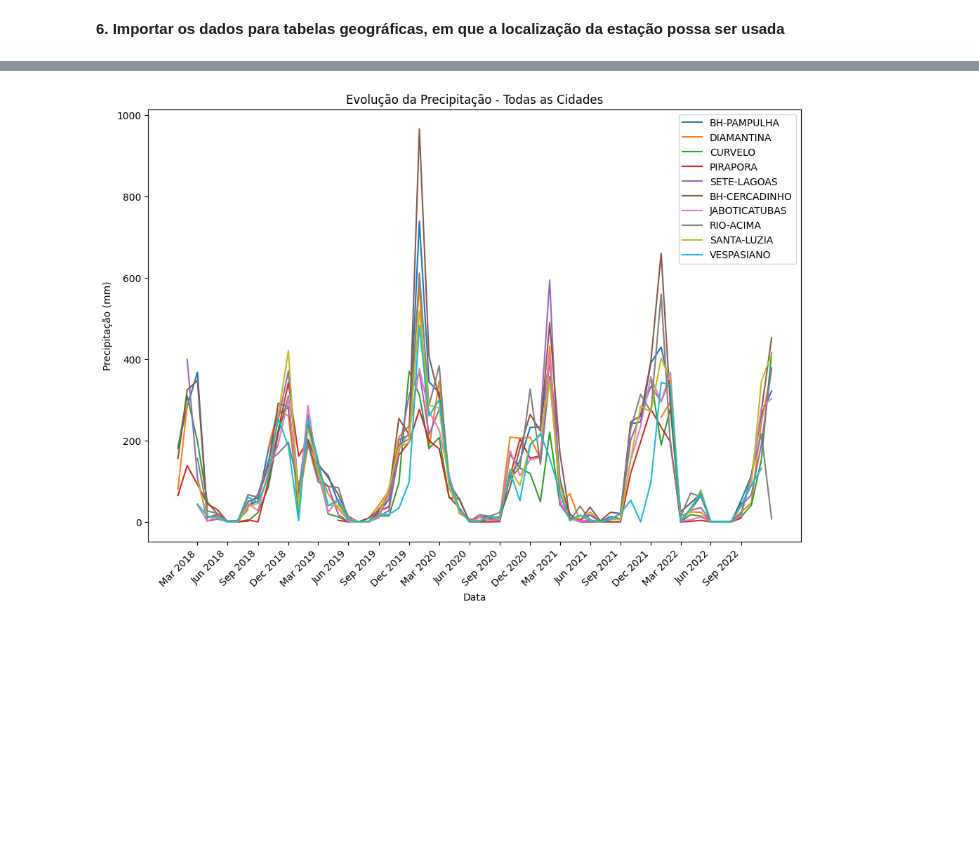
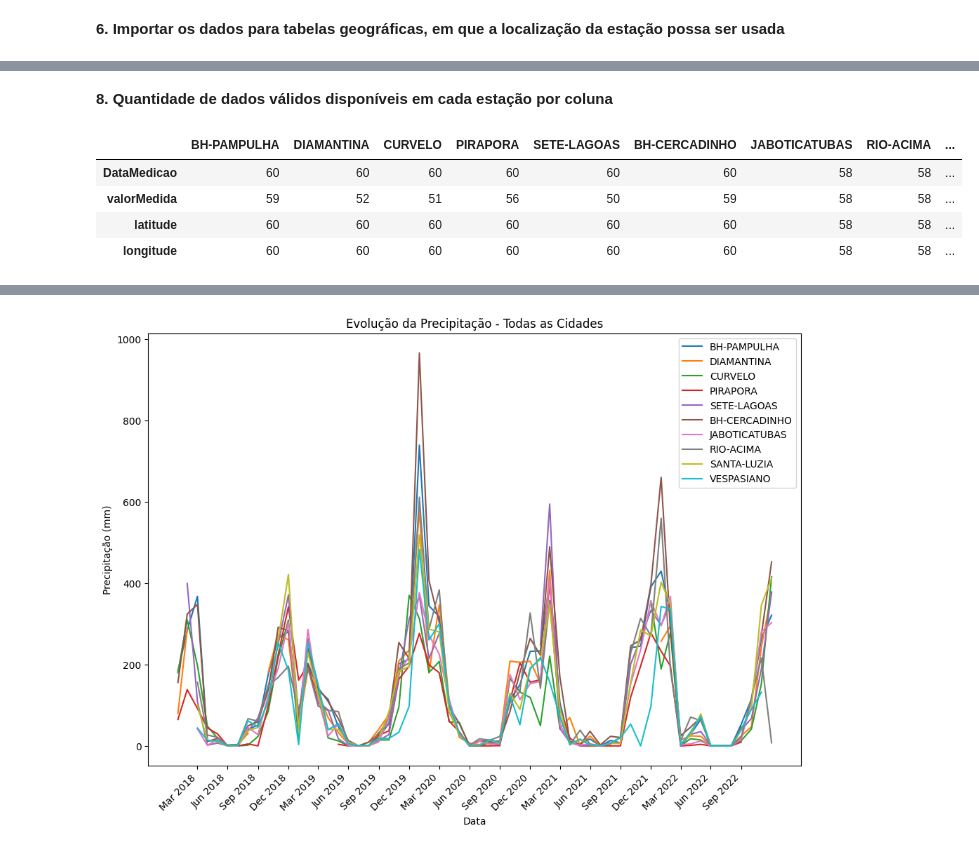
Before and after one commit to jeanhardzz/TP2_IBDG, a Jupyter notebook: trabalho_pratico_ibdg.ipynb, the cells around one changed output, grey strips where cells are left out. Cells and saved outputs as stored; diff of their text form; code cells hidden in the pictures; blank space fills up the shorter version.

```diff
--- a/limpeza.ipynb
+++ b/trabalho_pratico_ibdg.ipynb
@@ -55,7 +52,7 @@ def reader_two(file_path):
 
     return df
 
-def filter_dates(station_data):
+def filter_dates_station(station_data):
     for city, data in station_data.items():
         station_data[city]['DataMedicao'] = pd.to_datetime(station_data[city]['DataMedicao'], errors='coerce', format='%Y-%m-%d')
         station_data[city] = station_data[city][station_data[city]['DataMedicao'].dt.year.between(2018, 2022)]
@@ -95,7 +92,7 @@ for key, path in data_paths.items():
         station_data[station[key]] = reader_two(path)
 
 
-station_data = filter_dates(station_data)
+station_data = filter_dates_station(station_data)
 # %% [markdown]
 **6. Importar os dados para tabelas geográficas, em que a localização da estação possa ser usada**
 # %%
@@ -120,0 +134,11 @@ export_csv(station_data)
+# %% [markdown]
+**8. Quantidade de dados válidos disponíveis em cada estação por coluna**
+# %%
+df_count = pd.DataFrame({city: df.count() for city, df in station_data.items()})
+display(df_count)
+# %% [output]
+|  | BH-PAMPULHA | DIAMANTINA | CURVELO | PIRAPORA | SETE-LAGOAS | BH-CERCADINHO | JABOTICATUBAS | RIO-ACIMA | ... |
+| DataMedicao | 60 | 60 | 60 | 60 | 60 | 60 | 58 | 58 | ... |
+| valorMedida | 59 | 52 | 51 | 56 | 50 | 59 | 58 | 58 | ... |
+| latitude | 60 | 60 | 60 | 60 | 60 | 60 | 58 | 58 | ... |
+| longitude | 60 | 60 | 60 | 60 | 60 | 60 | 58 | 58 | ... |
```
Also changed, not shown: parts of 13 cells of this notebook, 1 other file.
